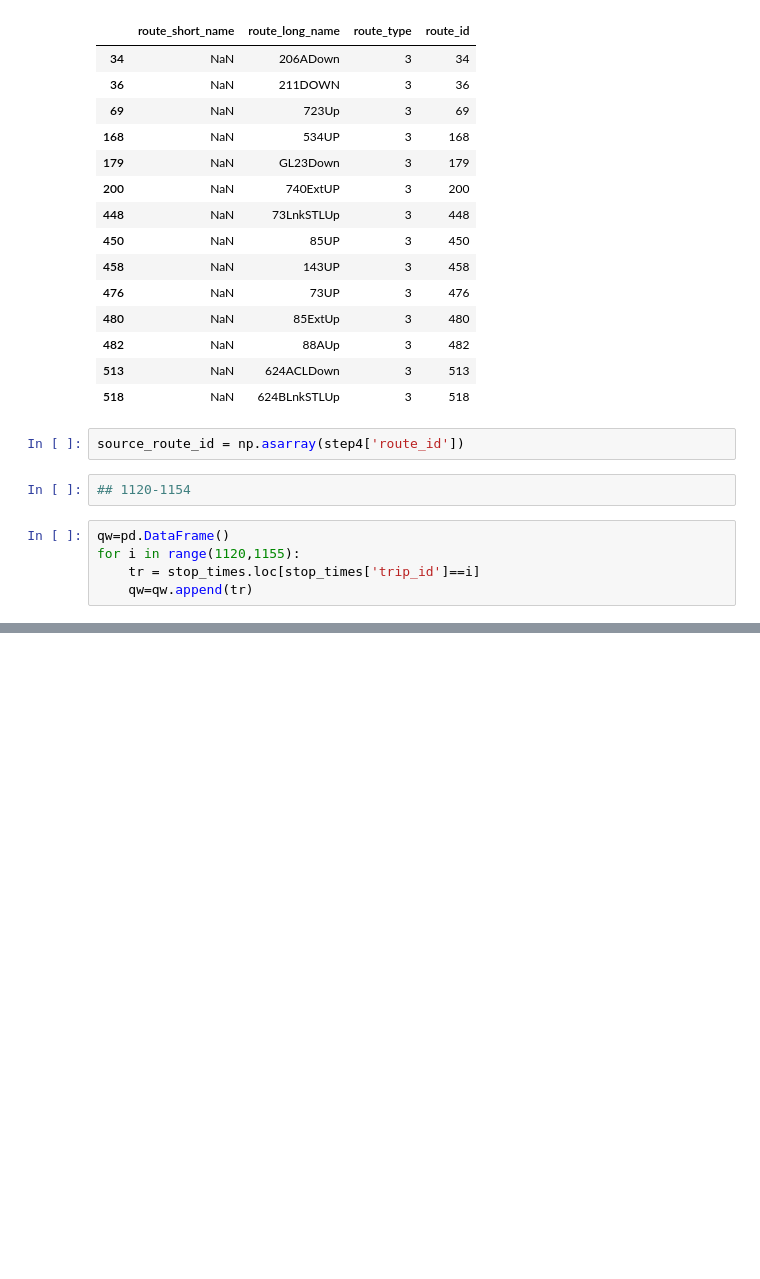
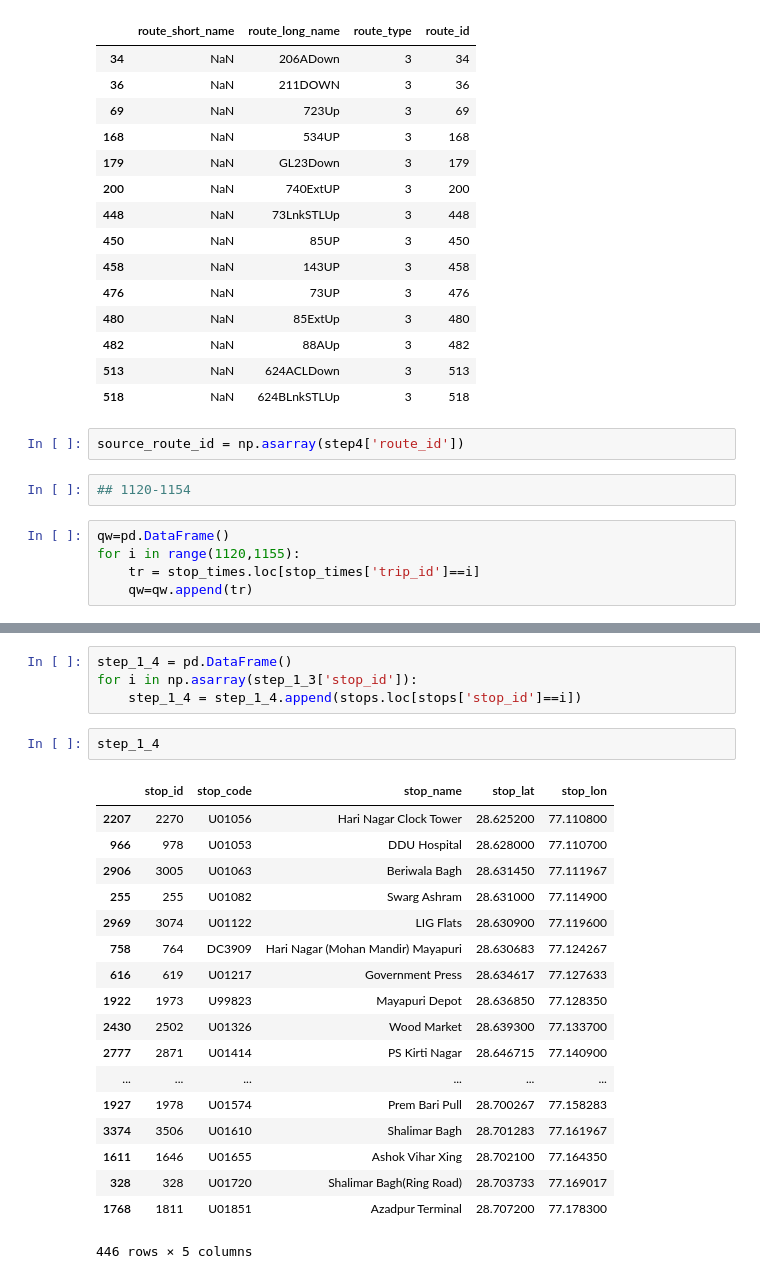
Before and after one commit to ChetanMadan/Zero-One-Hop-Routes, a Jupyter notebook: Untitled.ipynb, the cells around one changed output, grey strips where cells are left out. Saved outputs shown, nothing was run; the diff lists cells and outputs as text; blank space fills up the shorter version.

```diff
--- a/Untitled.ipynb
+++ b/Untitled.ipynb
@@ -249,0 +318,25 @@ for i in range(1120,1155):
+# %%
+step_1_4 = pd.DataFrame()
+for i in np.asarray(step_1_3['stop_id']):
+    step_1_4 = step_1_4.append(stops.loc[stops['stop_id']==i])
+# %%
+step_1_4
+# %% [output]
+|  | stop_id | stop_code | stop_name | stop_lat | stop_lon |
+| 2207 | 2270 | U01056 | Hari Nagar Clock Tower | 28.625200 | 77.110800 |
+| 966 | 978 | U01053 | DDU Hospital | 28.628000 | 77.110700 |
+| 2906 | 3005 | U01063 | Beriwala Bagh | 28.631450 | 77.111967 |
+| 255 | 255 | U01082 | Swarg Ashram | 28.631000 | 77.114900 |
+| 2969 | 3074 | U01122 | LIG Flats | 28.630900 | 77.119600 |
+| 758 | 764 | DC3909 | Hari Nagar (Mohan Mandir) Mayapuri | 28.630683 | 77.124267 |
+| 616 | 619 | U01217 | Government Press | 28.634617 | 77.127633 |
+| 1922 | 1973 | U99823 | Mayapuri Depot | 28.636850 | 77.128350 |
+| 2430 | 2502 | U01326 | Wood Market | 28.639300 | 77.133700 |
+| 2777 | 2871 | U01414 | PS Kirti Nagar | 28.646715 | 77.140900 |
+| ... | ... | ... | ... | ... | ... |
+| 1927 | 1978 | U01574 | Prem Bari Pull | 28.700267 | 77.158283 |
+| 3374 | 3506 | U01610 | Shalimar Bagh | 28.701283 | 77.161967 |
+| 1611 | 1646 | U01655 | Ashok Vihar Xing | 28.702100 | 77.164350 |
+| 328 | 328 | U01720 | Shalimar Bagh(Ring Road) | 28.703733 | 77.169017 |
+| 1768 | 1811 | U01851 | Azadpur Terminal | 28.707200 | 77.178300 |
+446 rows × 5 columns
```
Also changed, not shown: parts of 19 cells of this notebook.
